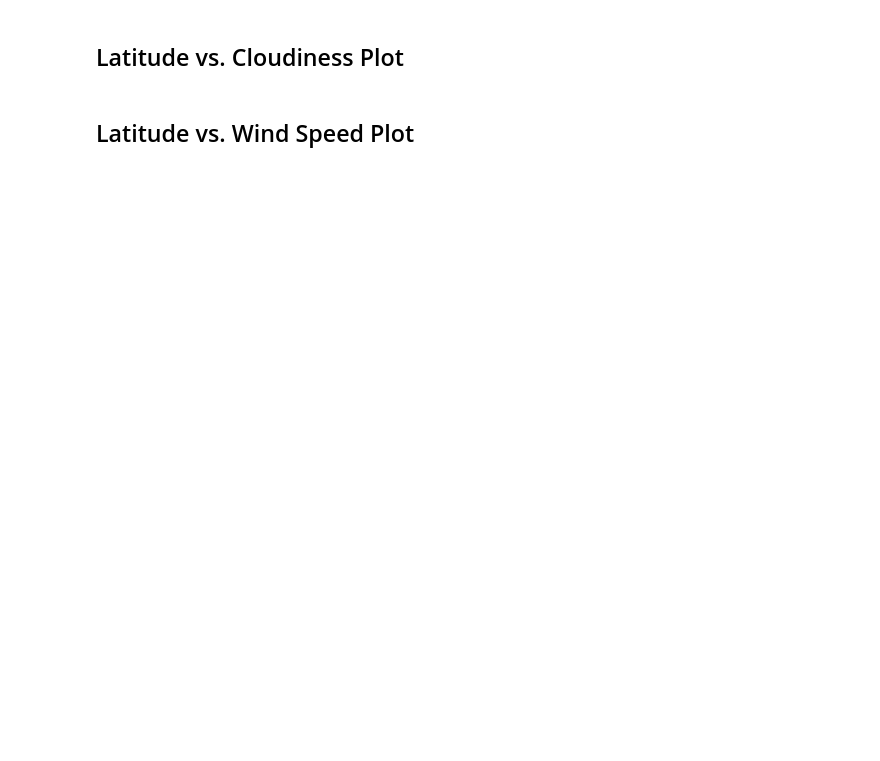
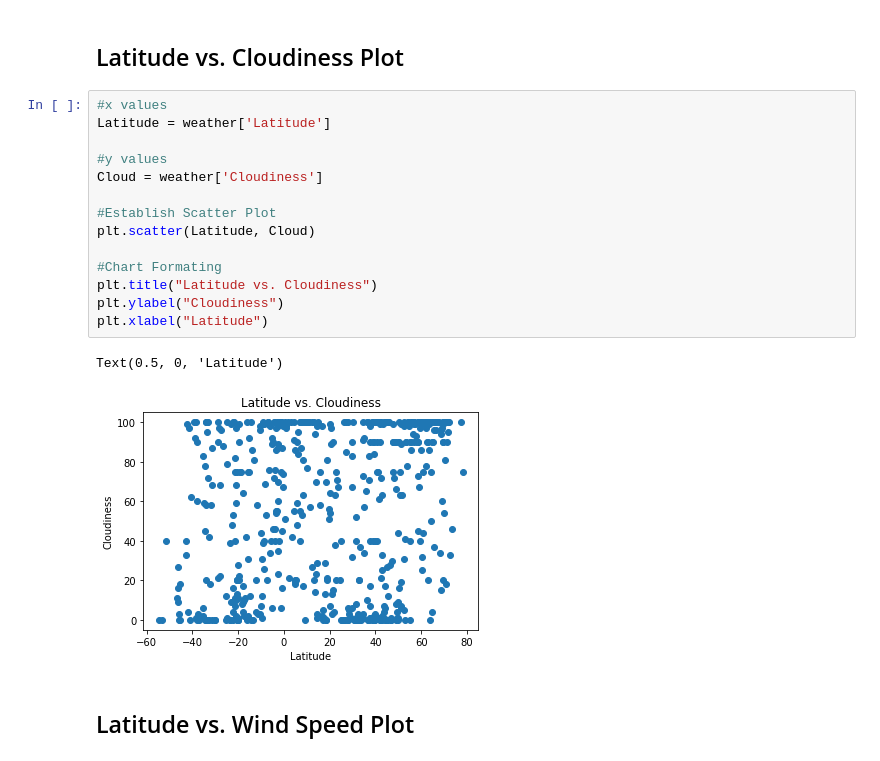
Before and after one commit to Sophstep2015/python-api-challenge, a Jupyter notebook: WeatherPy.ipynb, the cells around one changed output. Drawn from its saved outputs; the diff is of its cells as text; blank space fills up the shorter version.

```diff
--- a/WeatherPy.ipynb
+++ b/WeatherPy.ipynb
@@ -149,4 +205,21 @@ Skip this step if there are no cities that have humidity > 100%.
 # %% [markdown]
 ## Latitude vs. Cloudiness Plot
+# %%
+#x values
+Latitude = weather['Latitude']
+
+#y values
+Cloud = weather['Cloudiness']
+
+#Establish Scatter Plot
+plt.scatter(Latitude, Cloud)
+
+#Chart Formating
+plt.title("Latitude vs. Cloudiness")
+plt.ylabel("Cloudiness")
+plt.xlabel("Latitude")
+# %% [output]
+Text(0.5, 0, 'Latitude')
+[figure, added]
 # %% [markdown]
 ## Latitude vs. Wind Speed Plot
```
Also changed, not shown: parts of 10 cells of this notebook, 1 other file.
